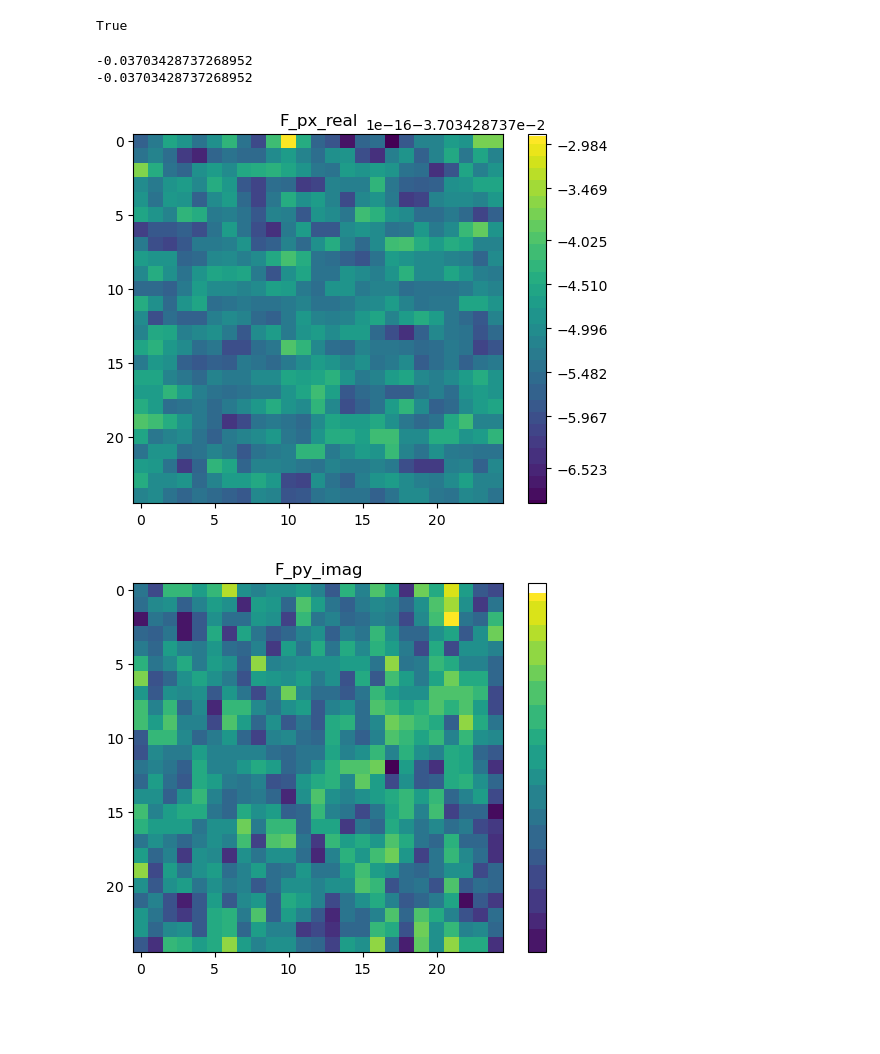
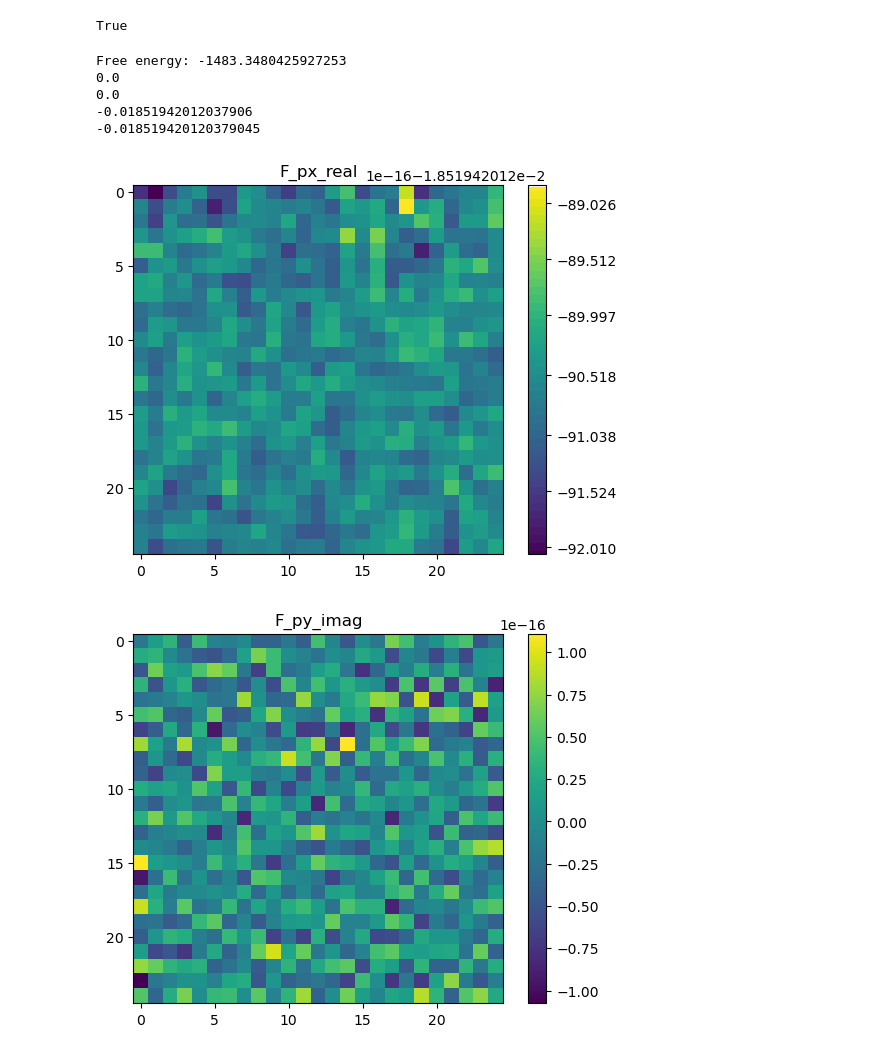
Before and after one commit to emilssp/master-thesis-codebase, a Jupyter notebook: notebooks/self_consistency.ipynb, the cells around one changed output. Drawn from its saved outputs; the diff is of its cells as text; code cells hidden in the pictures; blank space fills up the shorter version.

```diff
--- a/notebooks/self_consistency.ipynb
+++ b/notebooks/self_consistency.ipynb
@@ -184,33 +184,37 @@ def bdg_self_consistency(H, U, V, V_prime,
             F_new = mix * F_new + (1-mix) * F
             Fuu_new = mix * Fuu_new + (1-mix) * Fuu
             Fdd_new = mix * Fdd_new + (1-mix) * Fdd
-            gap_0 = -U * F0_new
 
             for i in range(num_sites):
                 # indices for the 4x4 block of site i
                 sl = slice(4*i, 4*(i+1))
-                H.matrix[sl, sl][:2, 2:] = -1j * gap_0[i] * s2
-                H.matrix[sl, sl][2:, :2] = (-1j * gap_0[i] * s2).conj().T
+                H.matrix[sl, sl][:2, 2:] = 1j * U * F0_new[i] * s2
+                H.matrix[sl, sl][2:, :2] = (1j * U * F0_new[i] * s2).conj().T
 
             for i, j in H.lattice.edges:
                 sli = slice(4*i, 4*(i+1))
                 slj = slice(4*j, 4*(j+1))
 
                 H.matrix[sli, slj][0,3] = V * F_new[i][j]
-                H.matrix[sli, slj][1,2] = -V * F_new[j][i]
-                H.matrix[sli, slj][2,1] = -(V * F_new[i][j]).conj().T
+                H.matrix[sli, slj][1,2] = V * F_new[i][j]
+                H.matrix[sli, slj][2,1] = (V * F_new[j][i]).conj().T
                 H.matrix[sli, slj][3,0] = (V * F_new[j][i]).conj().T
 
-                H.matrix[slj, sli][0,2] = V_prime * Fuu_new[i][j]
-                H.matrix[slj, sli][1,3] = V_prime * Fdd_new[i][j]
-                H.matrix[slj, sli][2,0] = (V_prime * Fuu_new[j][i]).conj().T
-                H.matrix[slj, sli][3,1] = (V_prime * Fdd_new[j][i]).conj().T
+                H.matrix[slj, sli][0,2] = -V_prime * Fuu_new[i][j]
+                H.matrix[slj, sli][1,3] = -V_prime * Fdd_new[i][j]
+                H.matrix[slj, sli][2,0] = (-V_prime * Fuu_new[j][i]).conj().T
+                H.matrix[slj, sli][3,1] = (-V_prime * Fdd_new[j][i]).conj().T
             if verbose:
                 print(f"Iteration {iteration+1}:\
                   \nAbs: {cp.linalg.norm(F_new - F)}\
                   \nRel: {cp.linalg.norm((F_new - F)/(F_new+1e-12))}\
+                  \nIndex: {cp.argmax(cp.abs(F_new.flatten() - F.flatten()))}\
                   \nCorrelation: {F.flatten()[cp.argmax(cp.abs(F_new.flatten() - F.flatten()))]}\
-                  \nCorr_new: {F_new.flatten()[cp.argmax(cp.abs(F_new.flatten() - F.flatten()))]}")
+                  \nCorr_new: {F_new.flatten()[cp.argmax(cp.abs(F_new.flatten() - F.flatten()))]}\
+                  \nCorrelation_dd: {Fdd.flatten()[cp.argmax(cp.abs(Fdd_new.flatten() - Fdd.flatten()))]}\
+                  \nCorr_dd_new: {Fdd_new.flatten()[cp.argmax(cp.abs(Fdd_new.flatten() - Fdd.flatten()))]}\
+                  \nCorrelation_uu: {Fuu.flatten()[cp.argmax(cp.abs(Fuu_new.flatten() - Fuu.flatten()))]}\
+                  \nCorr_uu_new: {Fuu_new.flatten()[cp.argmax(cp.abs(Fuu_new.flatten() - Fuu.flatten()))]}")
 
                 F_abs = cp.linalg.norm(F_new - F) < atol
                 F_rel = cp.linalg.norm((F_new-F)/(F_new+1e-12)) < rtol or cp.linalg.norm(F_new) < 1e-12
@@ -309,11 +313,11 @@ def bdg_self_consistency(H, U, V, V_prime,
 # %%
 t = 1
 mu = -2* t
-gap_0 = 0.0
-gap_p= cp.array([0.01, 0.01j]) * t
+gap_0 = 0.0 * t
+gap_p= cp.array([0.1, 0.1j]) * t
 gap_d = 0.0 *  t
 Y,X = 25,25
-U = 0 * t
+U = 2 * t
 V = 2.0 * t
 lattice = Lattice(X, Y, pbc_x=True, pbc_y=True)
 H = Hamiltonian(lattice)
@@ -363,4 +365,4 @@ plt.show()
 # %%
-F0, F, Fuu, Fdd = bdg_self_consistency(H,U=0,V=V,V_prime=0,T=0,atol=1e-4,rtol=1e-2, max_iter=50, with_corr=True, verbose=True)
+F0, F, Fuu, Fdd = bdg_self_consistency(H,U=0,V=V,V_prime=0,T=0,atol=1e-4,rtol=1e-1, max_iter=100, with_corr=True, verbose=True)
 # %% [output]
 Iteration 1:
@@ -402,44 +419,52 @@ print(cp.allclose(H.matrix, H.matrix.conj().T, rtol=1e-4, atol=1e-4))
 # %% [output]
 True
 # %%
+free_energy = H.free_energy(U=U, V=V, V_prime=0, temperature=0, drop_matrix=False)
+print(f"Free energy: {free_energy}")
 F_S = cp.zeros((H.lattice.num_sites, H.lattice.num_sites), dtype=cp.complex128)
 F_T = cp.zeros((H.lattice.num_sites, H.lattice.num_sites), dtype=cp.complex128)
 
 F_xplus = cp.zeros(H.lattice.num_sites, dtype=cp.complex128)
 F_xminus = cp.zeros(H.lattice.num_sites, dtype=cp.complex128)
 F_yplus = cp.zeros(H.lattice.num_sites, dtype=cp.complex128)
 F_yminus = cp.zeros(H.lattice.num_sites, dtype=cp.complex128)
 
 for i,j in H.lattice.edges:
         F_S[i][j] = (F[i][j]+F[j][i])/2
         F_T[i][j] = (F[i][j]-F[j][i])/2
         dir = H.lattice.get_dir(i,j)
         if dir == "+x":
             F_xplus[i] += F[i][j]
         elif dir == "-x":
             F_xminus[i] += F[j][i]
         elif dir == "+y":
             F_yplus[i] += F[i][j]
         elif dir == "-y":
             F_yminus[i] += F[j][i]
 
 plt.figure()
-plt.imshow((np.real(cp.asnumpy((F_xplus+F_xminus)/2).reshape(25,25))), label="F_T_real")
+plt.imshow((np.real(cp.asnumpy((F_xplus+F_xminus-F_yplus-F_yminus)/4).reshape(25,25))), label="F_T_real")
 plt.title("F_px_real")
 plt.colorbar()
-print(np.average((np.real(cp.asnumpy((F_xplus+F_xminus)/2)))))
+print(np.average((np.real(cp.asnumpy((F_xplus-F_xminus)/2)))))
 plt.figure()
-plt.imshow((np.imag(cp.asnumpy((F_yplus+F_yminus)/2).reshape(25,25))), label="F_T_imag")
-print(np.average((np.imag(cp.asnumpy((F_yplus+F_yminus)/2)))))
+plt.imshow((np.imag(cp.asnumpy((F_yplus-F_yminus)/2).reshape(25,25))), label="F_T_imag")
+print(np.average((np.imag(cp.asnumpy((F_yplus-F_yminus)/2)))))
+print(np.average((np.real(cp.asnumpy((F_xplus+F_xminus-F_yplus-F_yminus)/4)))))
+print(np.average((np.real(cp.asnumpy((F_xplus+F_xminus+F_yplus+F_yminus)/4)))))
 
 plt.title("F_py_imag")
 plt.colorbar()
 
 plt.show()
 # -0.03712461549460403
 # -0.03712461549460403
+# Free energy: -1473.8140353133704
 # %% [output]
--0.03703428737268952
--0.03703428737268952
+Free energy: -1483.3480425927253
+0.0
+0.0
+-0.01851942012037906
+-0.018519420120379045
-[figure, old version]
+[figure, new version]
-[figure, old version]
+[figure, new version]
```
Also changed, not shown: parts of 28 cells of this notebook, 1 other file.
